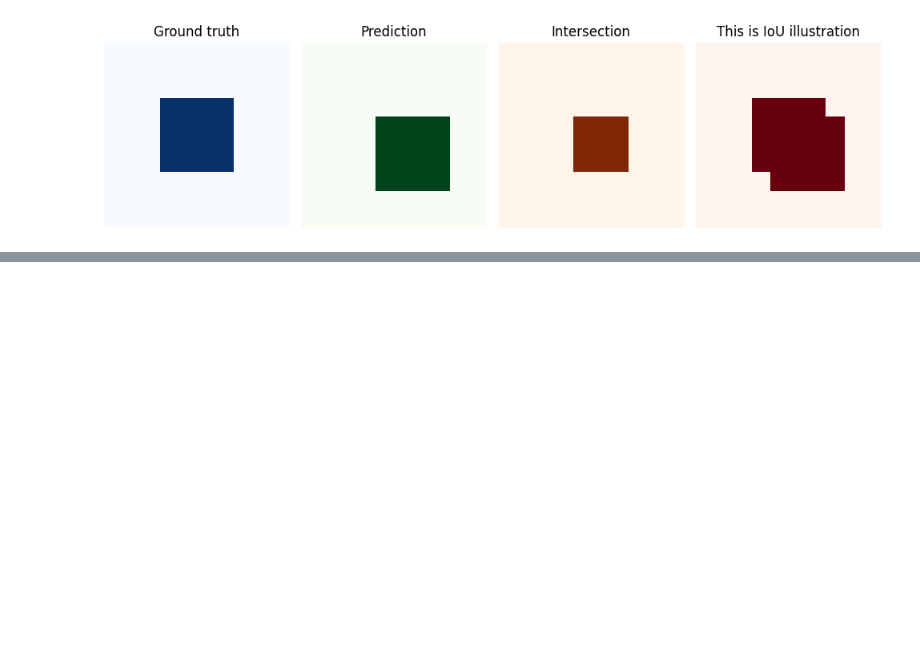
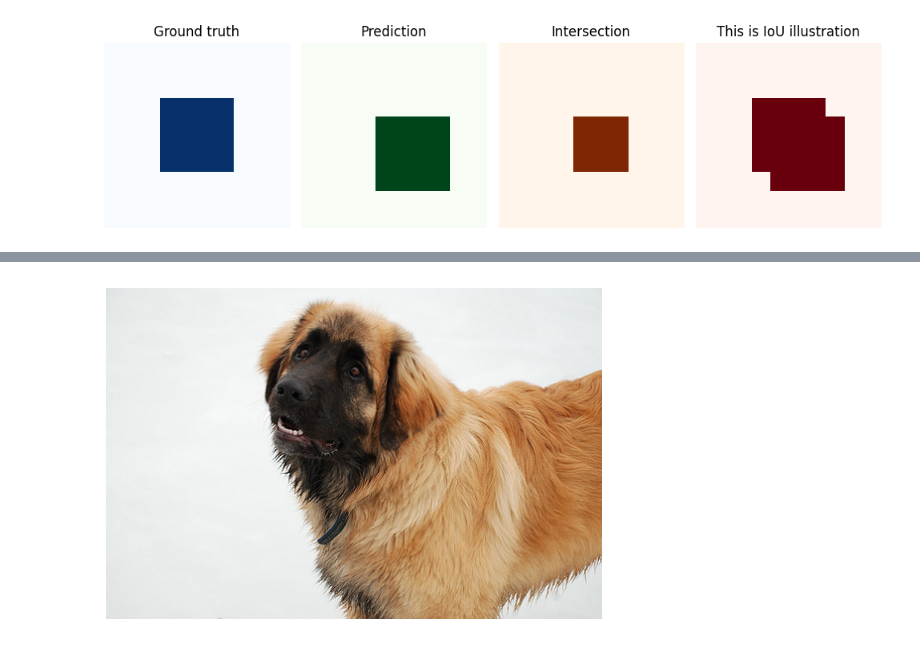
Before and after one commit to Rijan-Joshi/SAM, a Jupyter notebook: custom_image_segmentation.ipynb, the cells around one changed output, grey strips where cells are left out. Drawn from its saved outputs; the diff is of its cells as text; code cells hidden in the pictures; blank space fills up the shorter version.

```diff
--- a/custom_image_segmentation.ipynb
+++ b/custom_image_segmentation.ipynb
@@ -168,0 +95,22 @@ def mask_iou(
+# %%
+import pathlib
+
+images_dir = pathlib.Path("data/images")
+target_dir = pathlib.Path("data/annotations/trimaps")
+
+input_img_paths = sorted(images_dir.glob("*.jpg"))
+target_mask_paths = sorted(target_dir.glob("[!.]*.png"))
+# %%
+from PIL import Image
+
+transform = transforms.Compose([
+    transforms.ToTensor()
+])
+img = Image.open(input_img_paths[0]).convert("RGB")
+
+image_tensor = transform(img)
+plt.imshow(img)
+plt.axis('off')
+plt.show()
+# %% [output]
+[figure, added]
```
Also changed, not shown: parts of 8 cells of this notebook, 1 other file.
